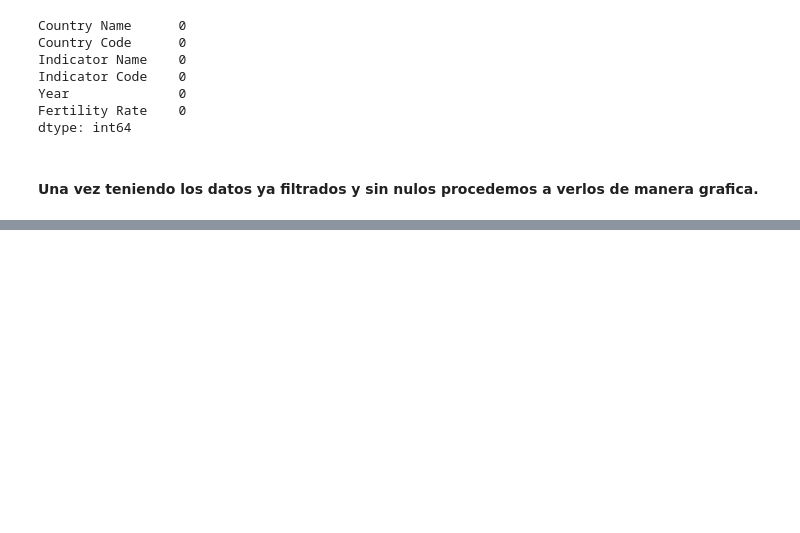
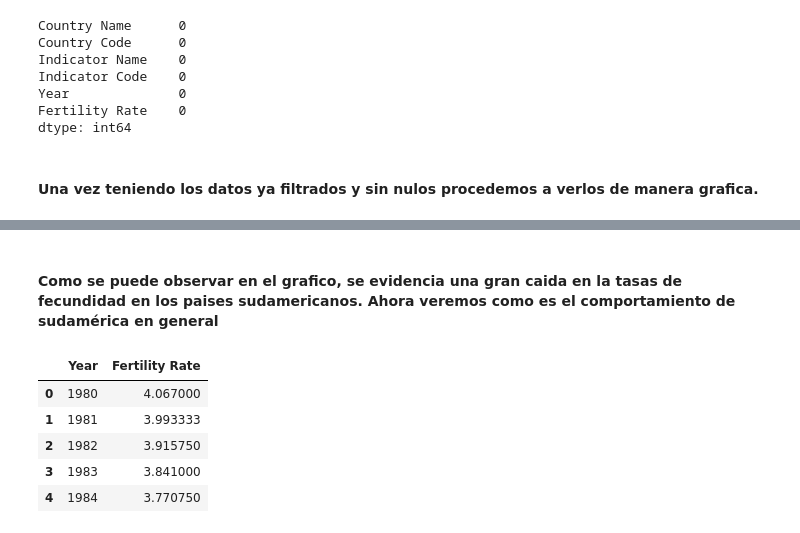
Before and after one commit to JuankTS/Fecuendidad-en-America-Latina-, a Jupyter notebook: Analisis_data/Analisis.ipynb, the cells around one changed output, grey strips where cells are left out. Drawn from its saved outputs; the diff is of its cells as text; code cells hidden in the pictures; blank space fills up the shorter version.

```diff
--- a/Analisis_data/Analisis.ipynb
+++ b/Analisis_data/Analisis.ipynb
@@ -134,0 +221,15 @@ dtype: int64
+# %% [markdown]
+#### Como se puede observar en el grafico, se evidencia una gran caida en la tasas de fecundidad en los paises sudamericanos. Ahora veremos como es el comportamiento de sudamérica en general
+# %%
+# Creamos un dataframe que tebga la tasa de fecundidad promedio por año
+
+sudamerica= data_filtrada.groupby('Year').agg({'Fertility Rate':'mean'}).reset_index()
+
+sudamerica.head()
+# %% [output]
+|  | Year | Fertility Rate |
+| 0 | 1980 | 4.067000 |
+| 1 | 1981 | 3.993333 |
+| 2 | 1982 | 3.915750 |
+| 3 | 1983 | 3.841000 |
+| 4 | 1984 | 3.770750 |
```
Also changed, not shown: parts of 12 cells of this notebook, 14 other files.
